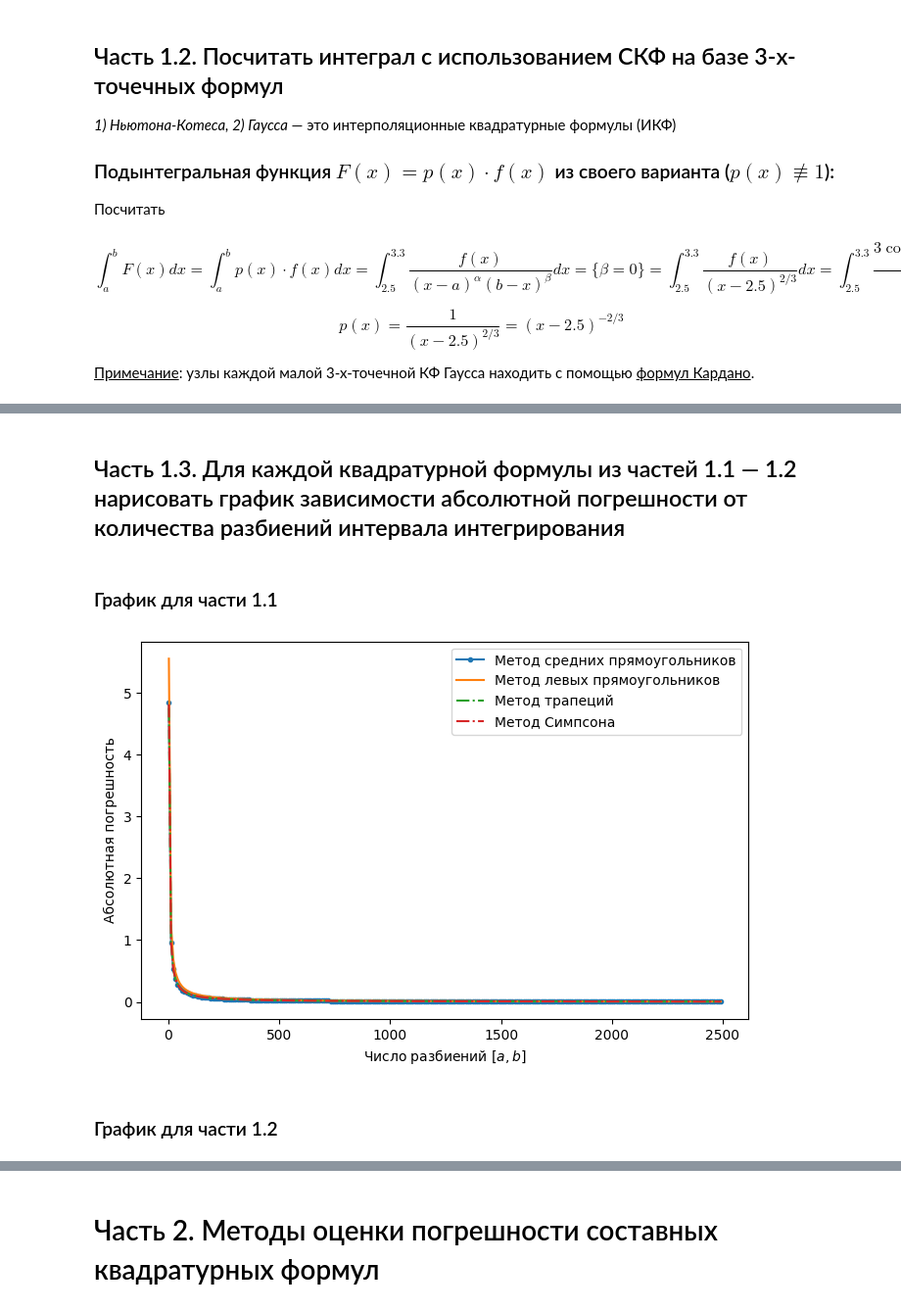
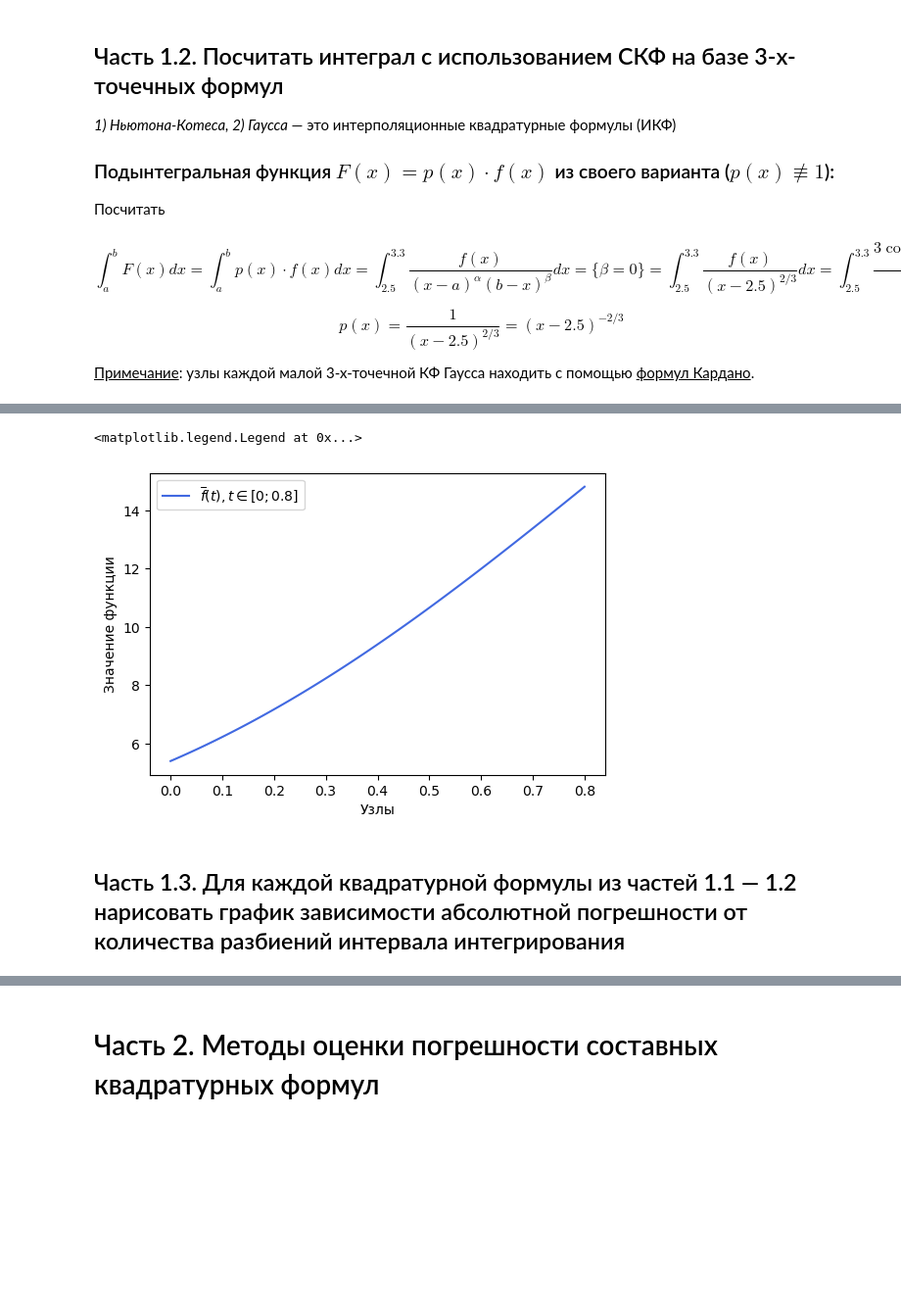
Before and after one commit to verse-chorus/NumericalMethodsSPbU, a Jupyter notebook: integration.ipynb, the cells around one changed output, grey strips where cells are left out. Shown: that part at 98% size. Cells and saved outputs as stored; diff of their text form; code cells hidden in the pictures; blank space fills up the shorter version.

```diff
--- a/integration.ipynb
+++ b/integration.ipynb
@@ -296,0 +243,23 @@ LinAlgError: Last 2 dimensions of the array must be square
+# %%
+def f_new(t):
+    a = 2.5
+    """f-штрих от t"""
+    return 3*np.cos(3*(t+a)/2)*np.exp((t+a)/4) + 4*np.sin(7*(t+a)/2)*np.exp(-3*(t+a)) + 4*(t+a)
+# %%
+a, b, n = 0, 0.8, 100
+nodes = np.linspace(0, b, n)
+f_new_val = []
+
+for i in range(len(nodes)):
+    f_new_val.append(f_new(nodes[i]))
+
+plt.plot(nodes, f_new_val,
+         label='$\overline{f}(t), t\in[0; 0.8]$',
+         color='royalblue', alpha=1)
+
+plt.xlabel('Узлы')
+plt.ylabel('Значение функции')
+plt.legend(loc='best')
+# %% [output]
+<matplotlib.legend.Legend at 0x...>
+[figure, added]
@@ -297,29 +320,2 @@ LinAlgError: Last 2 dimensions of the array must be square
 # %% [markdown]
 ## Часть 1.3. Для каждой квадратурной формулы из частей 1.1 — 1.2 нарисовать график зависимости абсолютной погрешности от количества разбиений интервала интегрирования
-# %% [markdown]
-### График для части 1.1
-# %%
-v1,v2,v3,v4=[],[],[],[]
-ii=[]
-# integrate (3*cos(3*x/2)*exp(x/4) + 4*sin(7*x/2)*exp(-3*x) + 4*x) dx from 2.5 to 3.3
-for i in range(2, 2500, 10):
-    ii.append(i)
-    v1.append(7.71357-mid_sq(i))
-    v2.append(7.71357-left_sq(i))
-    v3.append(7.71357-trapez(i))
-    v4.append(7.71357-simp(i))
-
-fig = plt.figure()
-fig.size = (1,5)
-plt.plot(ii, v1, '.-', label='Метод средних прямоугольников')
-plt.plot(ii, v2, '-', label='Метод левых прямоугольников')
-plt.plot(ii, v3, '-.', label='Метод трапеций')
-plt.plot(ii, v4, '-.', label='Метод Симпсона')
-plt.xlabel('Число разбиений $[a, b]$')
-plt.ylabel('Абсолютная погрешность')
-plt.legend(loc='best')
-plt.show()
-# %% [output]
-[figure, removed]
-# %% [markdown]
-### График для части 1.2
```
Also changed, not shown: parts of 54 cells of this notebook.
